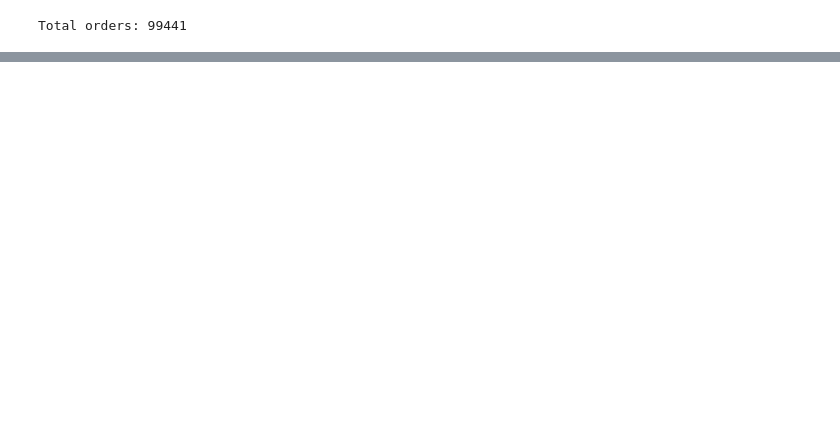
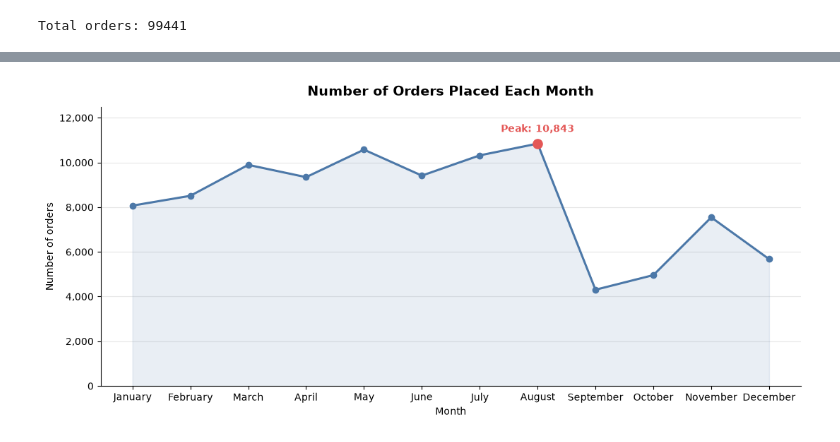
Before and after one commit to Abolfazl-Moradi006/Olist-data-analysis, a Jupyter notebook: Notebooks/3_Order Status & Time Trend Analysis.ipynb, the cells around one changed output, grey strips where cells are left out. Cells and saved outputs as stored; diff of their text form; code cells hidden in the pictures; blank space fills up the shorter version.

```diff
--- a/Notebooks/3_Order Status & Time Trend Analysis.ipynb
+++ b/Notebooks/3_Order Status & Time Trend Analysis.ipynb
@@ -45,2 +48,5 @@ number of each order_status:
 # %%
 con.close()
+# %%
+#reconnect to duckdb
+con = duckdb.connect("../Data/duckdb/olist.duckdb")
@@ -46,0 +143,47 @@ con.close()
+# %%
+fig, ax = plt.subplots(figsize=(11, 5))
+
+ax.plot(
+    monthly_order["order_month_name"],
+    monthly_order["orders_count"],
+    marker="o",
+    markersize=6,
+    linewidth=2.2,
+    color="#4C78A8",
+)
+
+# Light fill under the line
+ax.fill_between(
+    monthly_order["order_month_name"],
+    monthly_order["orders_count"],
+    alpha=0.12,
+    color="#4C78A8",
+)
+
+# Highlight the peak month
+peak = monthly_order.loc[monthly_order["orders_count"].idxmax()]
+ax.scatter(peak["order_month_name"], peak["orders_count"], color="#E45756", s=90, zorder=5)
+ax.annotate(
+    f"Peak: {peak['orders_count']:,}",
+    (peak["order_month_name"], peak["orders_count"]),
+    textcoords="offset points",
+    xytext=(0, 12),
+    ha="center",
+    fontsize=10,
+    fontweight="bold",
+    color="#E45756",
+)
+
+ax.set_title("Number of Orders Placed Each Month", fontsize=14, fontweight="bold", pad=12)
+ax.set_xlabel("Month")
+ax.set_ylabel("Number of orders")
+ax.set_ylim(0, monthly_order["orders_count"].max() * 1.15)  # room for the peak label
+ax.yaxis.set_major_formatter(plt.FuncFormatter(lambda x, _: f"{int(x):,}"))
+ax.grid(axis="y", alpha=0.3)
+ax.set_axisbelow(True)
+ax.spines[["top", "right"]].set_visible(False)
+
+plt.tight_layout()
+plt.show()
+# %% [output]
+[figure, added]
```
Also changed, not shown: parts of 7 cells of this notebook.
